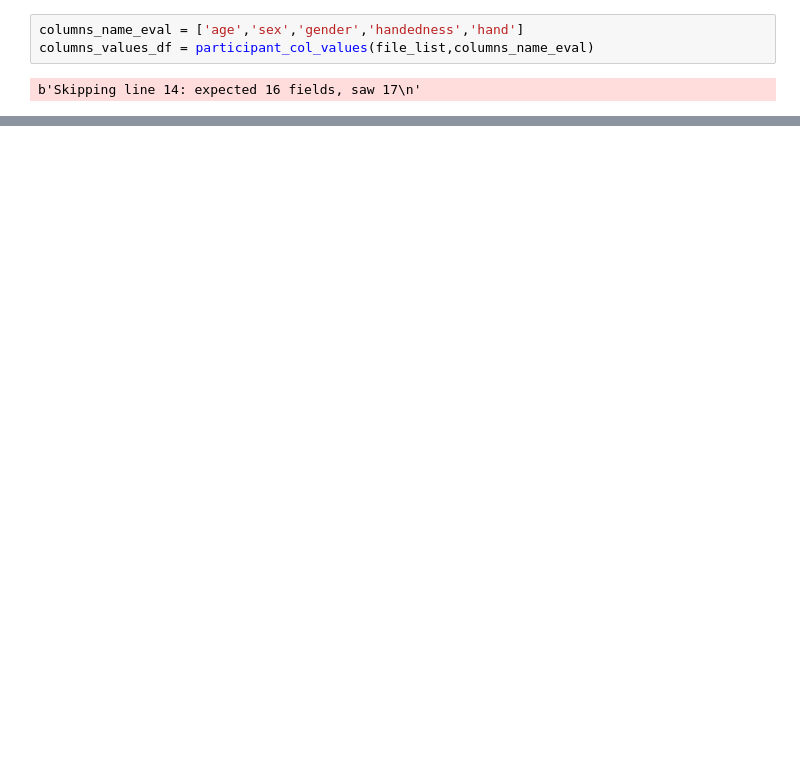
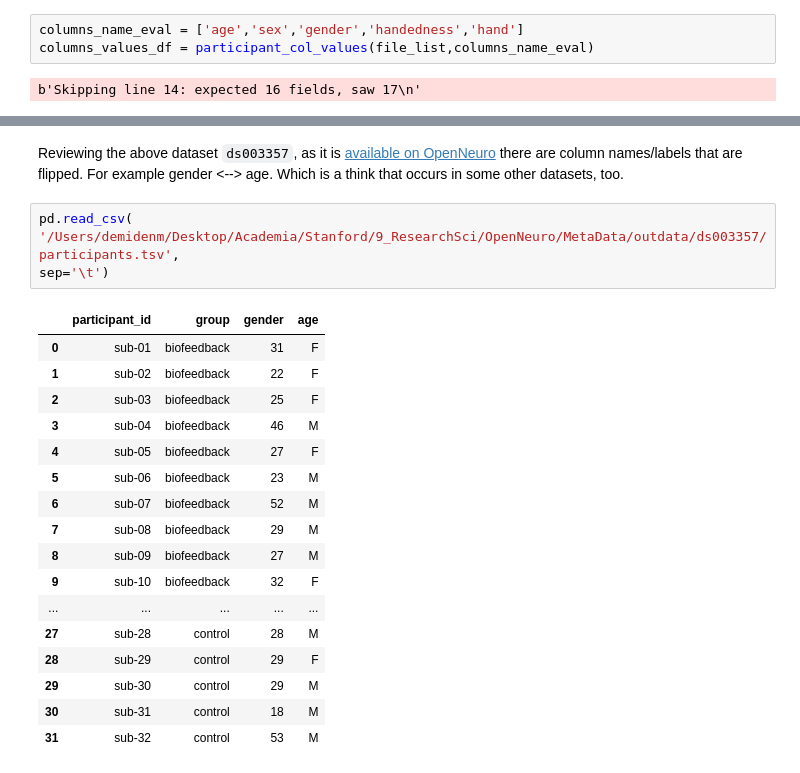
Before and after one commit to demidenm/openneuro_scrub, a Jupyter notebook: scripts/evaluating_files-values.ipynb, the cells around one changed output, grey strips where cells are left out. Drawn from its saved outputs; the diff is of its cells as text; blank space fills up the shorter version.

```diff
--- a/scripts/evaluating_files-values.ipynb
+++ b/scripts/evaluating_files-values.ipynb
@@ -180,0 +265,23 @@ filtered_df = df[df['sex'] == 'M']
+# %% [markdown]
+Reviewing the above dataset `ds003357`, as it is [available on OpenNeuro](https://openneuro.org/datasets/ds003357/versions/1.0.0/file-display/participants.tsv) there are column names/labels that are flipped. For example gender <--> age. Which is a think that occurs in some other datasets, too.
+# %%
+pd.read_csv( '/Users/demidenm/Desktop/Academia/Stanford/9_ResearchSci/OpenNeuro/MetaData/outdata/ds003357/participants.tsv',
+sep='\t')
+# %% [output]
+|  | participant_id | group | gender | age |
+| 0 | sub-01 | biofeedback | 31 | F |
+| 1 | sub-02 | biofeedback | 22 | F |
+| 2 | sub-03 | biofeedback | 25 | F |
+| 3 | sub-04 | biofeedback | 46 | M |
+| 4 | sub-05 | biofeedback | 27 | F |
+| 5 | sub-06 | biofeedback | 23 | M |
+| 6 | sub-07 | biofeedback | 52 | M |
+| 7 | sub-08 | biofeedback | 29 | M |
+| 8 | sub-09 | biofeedback | 27 | M |
+| 9 | sub-10 | biofeedback | 32 | F |
+| ... | ... | ... | ... | ... |
+| 27 | sub-28 | control | 28 | M |
+| 28 | sub-29 | control | 29 | F |
+| 29 | sub-30 | control | 29 | M |
+| 30 | sub-31 | control | 18 | M |
+| 31 | sub-32 | control | 53 | M |
```
Also changed, not shown: parts of 24 cells of this notebook.
